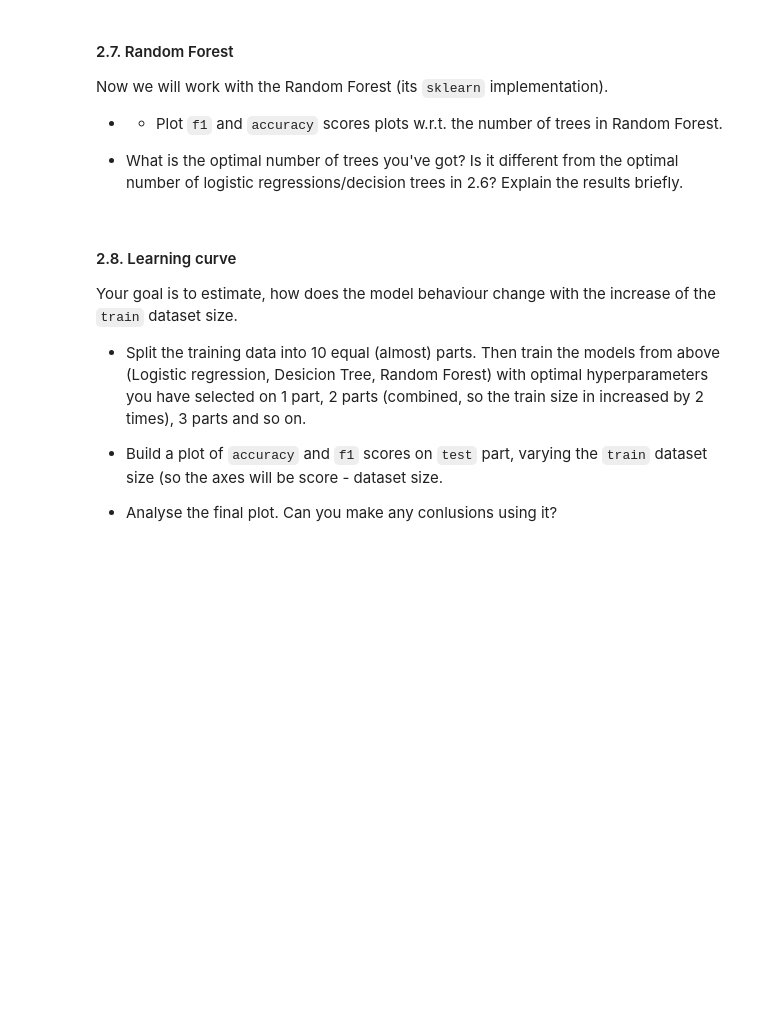
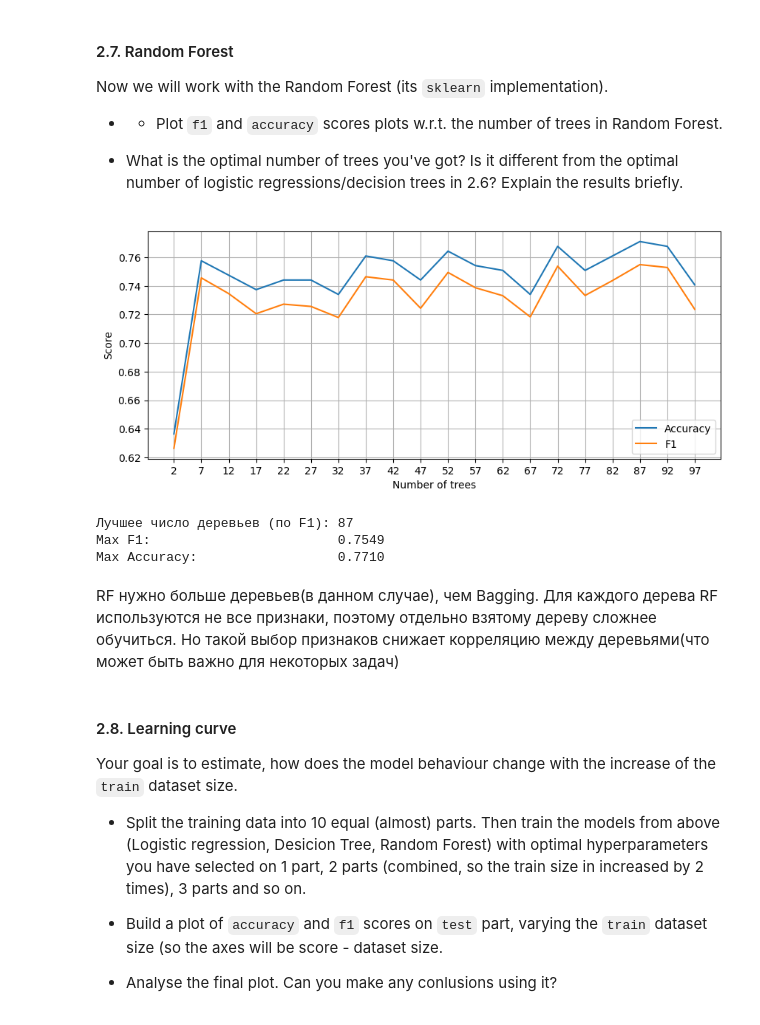
Before and after one commit to EgorOvechkin/lab, a Jupyter notebook: lab01_part2.ipynb, the cells around one changed output. Cells and saved outputs as stored; diff of their text form; code cells hidden in the pictures; blank space fills up the shorter version.

```diff
--- a/lab01_part2.ipynb
+++ b/lab01_part2.ipynb
@@ -462,3 +480,46 @@ from sklearn.ensemble import RandomForestClassifier
+# %%
+from sklearn.ensemble import RandomForestClassifier
+
+# YOUR CODE HERE
+n_range = range(n_min, n_max + 1, step)
+rf_acc, rf_f1  = [], []
+
+for n in n_range:
+    rf = RandomForestClassifier(
+        n_estimators=n,
+        **grid_tree.best_params_
+    )
+
+    rf.fit(X_train, y_train)
+    y_pred = rf.predict(X_test)
+
+    rf_acc.append(accuracy_score(y_test, y_pred))
+    rf_f1.append(f1_score(y_test, y_pred, average='macro'))
+# %%
+plt.figure(figsize=(10, 4))
+plt.plot(n_range, rf_acc, label='Accuracy')
+plt.plot(n_range, rf_f1, label='F1')
+plt.xticks(n_range)
+plt.xlabel('Number of trees')
+plt.ylabel('Score')
+plt.grid(True)
+plt.legend()
+plt.show()
+
+ns = list(n_range)
+best_idx = np.argmax(rf_f1)
+best_n_trees = ns[best_idx]
+
+print(f'Лучшее число деревьев (по F1): {best_n_trees}')
+print(f'Max F1:                        {rf_f1[best_idx]:.4f}')
+print(f'Max Accuracy:                  {rf_acc[best_idx]:.4f}')
+# %% [output]
+[figure, added]
+Лучшее число деревьев (по F1): 87
+Max F1:                        0.7549
+Max Accuracy:                  0.7710
+# %% [markdown]
+RF нужно больше деревьев(в данном случае), чем Bagging. Для каждого дерева RF используются не все признаки, поэтому отдельно взятому дереву сложнее обучиться. Но такой выбор признаков снижает корреляцию между деревьями(что может быть важно для некоторых задач)
 # %% [markdown]
 #### 2.8. Learning curve
 Your goal is to estimate, how does the model behaviour change with the increase of the `train` dataset size.
```
Also changed, not shown: parts of 3 cells of this notebook.
